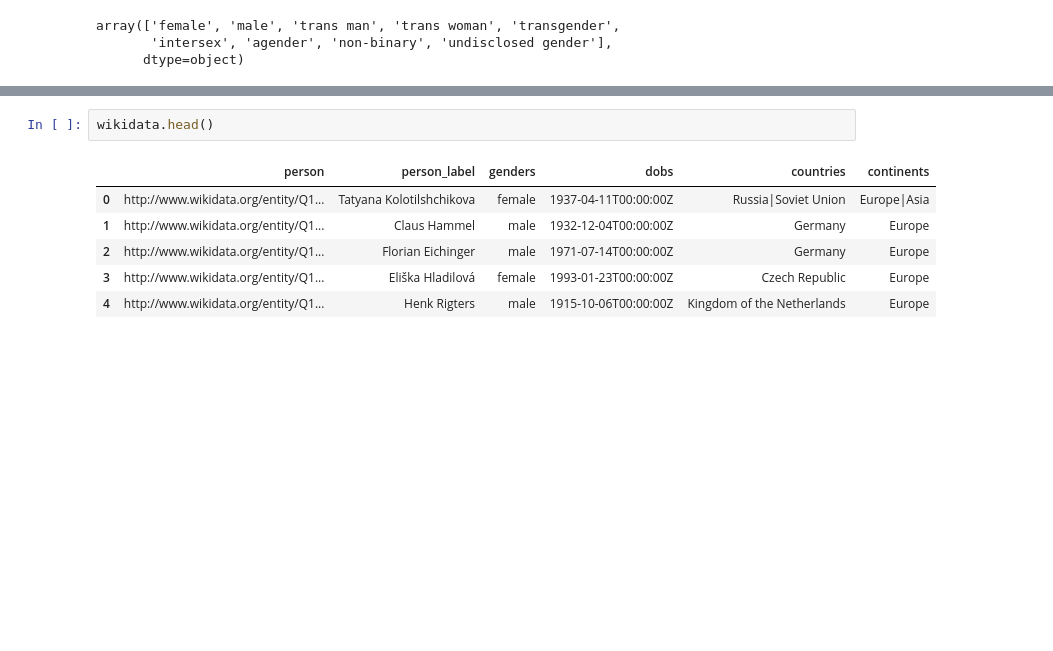
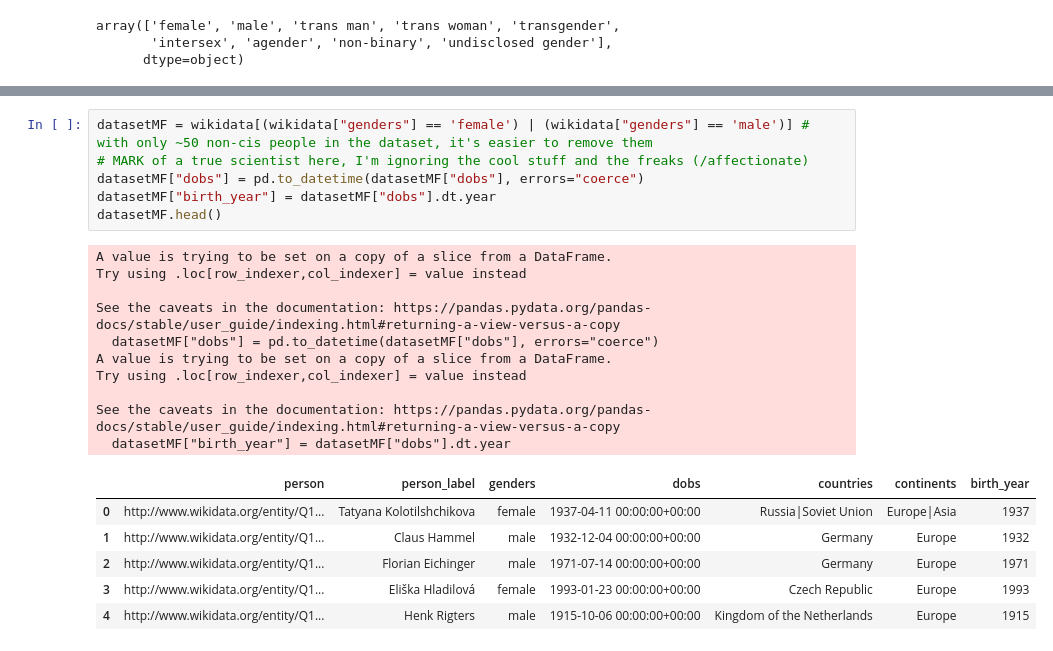
Before and after one commit to Briefgarde/name2genderresearch, a Jupyter notebook: exploringWikidataSet.ipynb, the cells around one changed output, grey strips where cells are left out. Saved outputs shown, nothing was run; the diff lists cells and outputs as text; blank space fills up the shorter version.

```diff
--- a/exploringWikidataSet.ipynb
+++ b/exploringWikidataSet.ipynb
@@ -41,9 +41,23 @@ plt.show()
-# %%
-wikidata.head()
-# %% [output]
-|  | person | person_label | genders | dobs | countries | continents |
-| 0 | http://www.wikidata.org/entity/Q1... | Tatyana Kolotilshchikova | female | 1937-04-11T00:00:00Z | Russia|Soviet Union | Europe|Asia |
-| 1 | http://www.wikidata.org/entity/Q1... | Claus Hammel | male | 1932-12-04T00:00:00Z | Germany | Europe |
-| 2 | http://www.wikidata.org/entity/Q1... | Florian Eichinger | male | 1971-07-14T00:00:00Z | Germany | Europe |
-| 3 | http://www.wikidata.org/entity/Q1... | Eliška Hladilová | female | 1993-01-23T00:00:00Z | Czech Republic | Europe |
-| 4 | http://www.wikidata.org/entity/Q1... | Henk Rigters | male | 1915-10-06T00:00:00Z | Kingdom of the Netherlands | Europe |
+# %%
+datasetMF = wikidata[(wikidata["genders"] == 'female') | (wikidata["genders"] == 'male')] # with only ~50 non-cis people in the dataset, it's easier to remove them
+# MARK of a true scientist here, I'm ignoring the cool stuff and the freaks (/affectionate)
+datasetMF["dobs"] = pd.to_datetime(datasetMF["dobs"], errors="coerce")
+datasetMF["birth_year"] = datasetMF["dobs"].dt.year
+datasetMF.head()
+# %% [output]
+A value is trying to be set on a copy of a slice from a DataFrame.
+Try using .loc[row_indexer,col_indexer] = value instead
+
+See the caveats in the documentation: https://pandas.pydata.org/pandas-docs/stable/user_guide/indexing.html#returning-a-view-versus-a-copy
+  datasetMF["dobs"] = pd.to_datetime(datasetMF["dobs"], errors="coerce")
+A value is trying to be set on a copy of a slice from a DataFrame.
+Try using .loc[row_indexer,col_indexer] = value instead
+
+See the caveats in the documentation: https://pandas.pydata.org/pandas-docs/stable/user_guide/indexing.html#returning-a-view-versus-a-copy
+  datasetMF["birth_year"] = datasetMF["dobs"].dt.year
+|  | person | person_label | genders | dobs | countries | continents | birth_year |
+| 0 | http://www.wikidata.org/entity/Q1... | Tatyana Kolotilshchikova | female | 1937-04-11 00:00:00+00:00 | Russia|Soviet Union | Europe|Asia | 1937 |
+| 1 | http://www.wikidata.org/entity/Q1... | Claus Hammel | male | 1932-12-04 00:00:00+00:00 | Germany | Europe | 1932 |
+| 2 | http://www.wikidata.org/entity/Q1... | Florian Eichinger | male | 1971-07-14 00:00:00+00:00 | Germany | Europe | 1971 |
+| 3 | http://www.wikidata.org/entity/Q1... | Eliška Hladilová | female | 1993-01-23 00:00:00+00:00 | Czech Republic | Europe | 1993 |
+| 4 | http://www.wikidata.org/entity/Q1... | Henk Rigters | male | 1915-10-06 00:00:00+00:00 | Kingdom of the Netherlands | Europe | 1915 |
```
Also changed, not shown: parts of 6 cells of this notebook, 1 other file.
